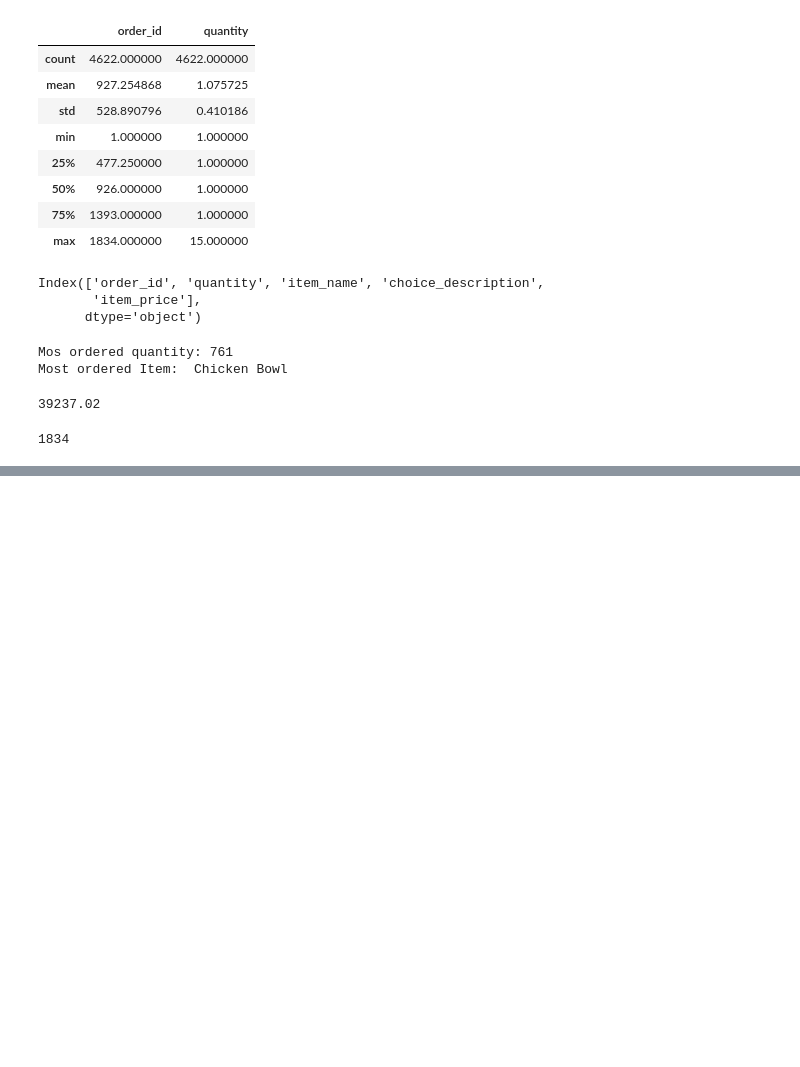
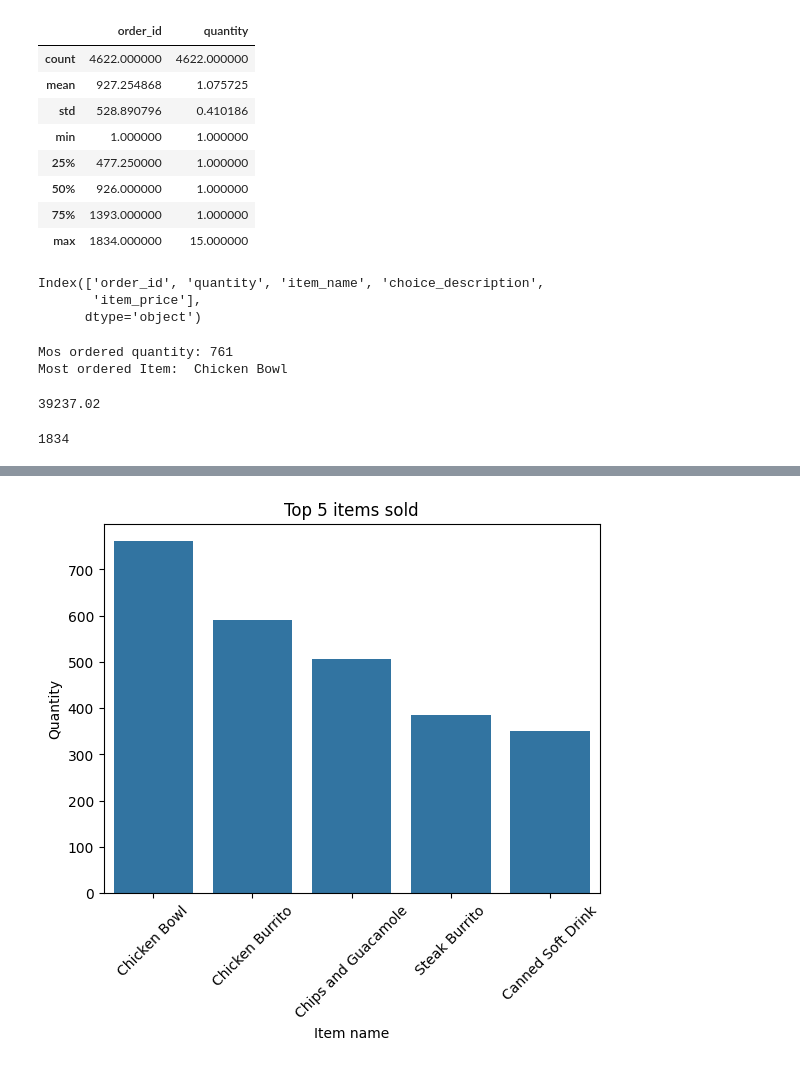
Before and after one commit to build-summer-2024/pink-team-data-exploration, a Jupyter notebook: july17th.ipynb, the cells around one changed output, grey strips where cells are left out. Cells and saved outputs as stored; diff of their text form; code cells hidden in the pictures; blank space fills up the shorter version.

Commit message:
add bar graph for top 5 items sold

```diff
--- a/july17th.ipynb
+++ b/july17th.ipynb
@@ -88,0 +113,18 @@ Number of items that cost more than $10
+# %%
+# unique_items = chipotle_data.groupby("item_name").sum()
+# items_quantity= unique_items["quantity"]
+
+## get the 5 largest items with quantities
+top_5_items = items_quantity.nlargest(5)
+## create a bar graph using seaborn
+seaborn.barplot(data=top_5_items)
+## set x axis label and y labels
+plt.xlabel("Item name")
+plt.ylabel("Quantity")
+# set title of graph
+plt.title("Top 5 items sold")
+## rotate x axis labels 45 degrees to fix crowding
+plt.xticks(rotation=45)
+plt.show()
+# %% [output]
+[figure, added]
```
Also changed, not shown: parts of 2 cells of this notebook, 1 other file.
